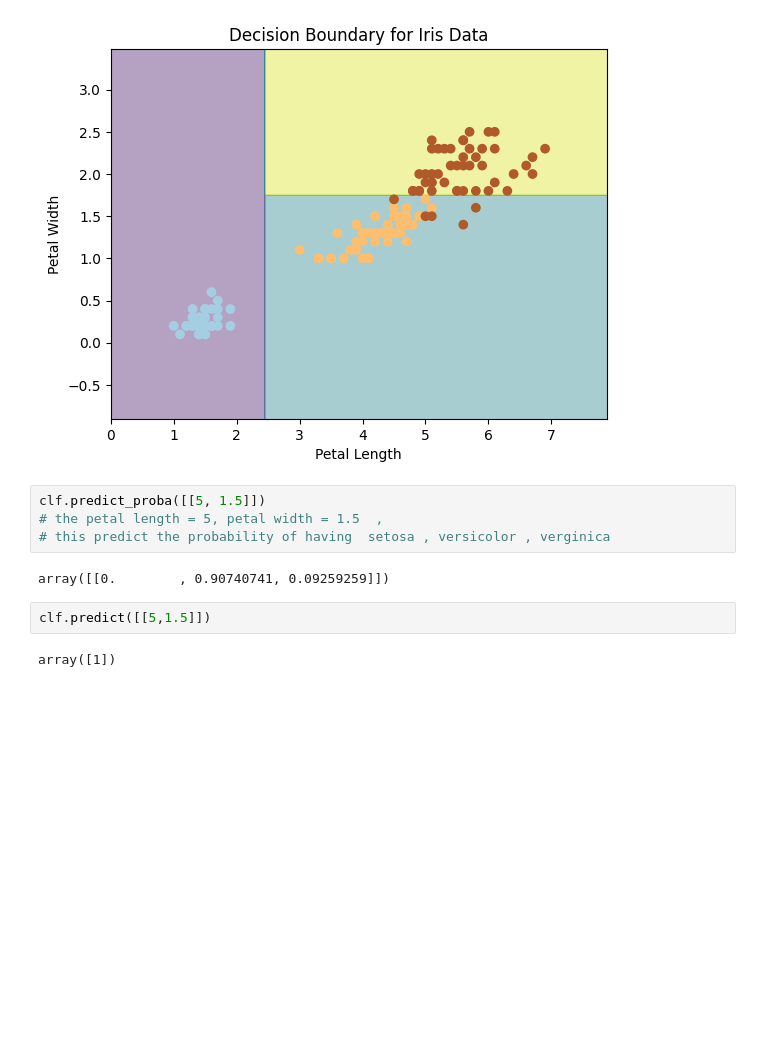
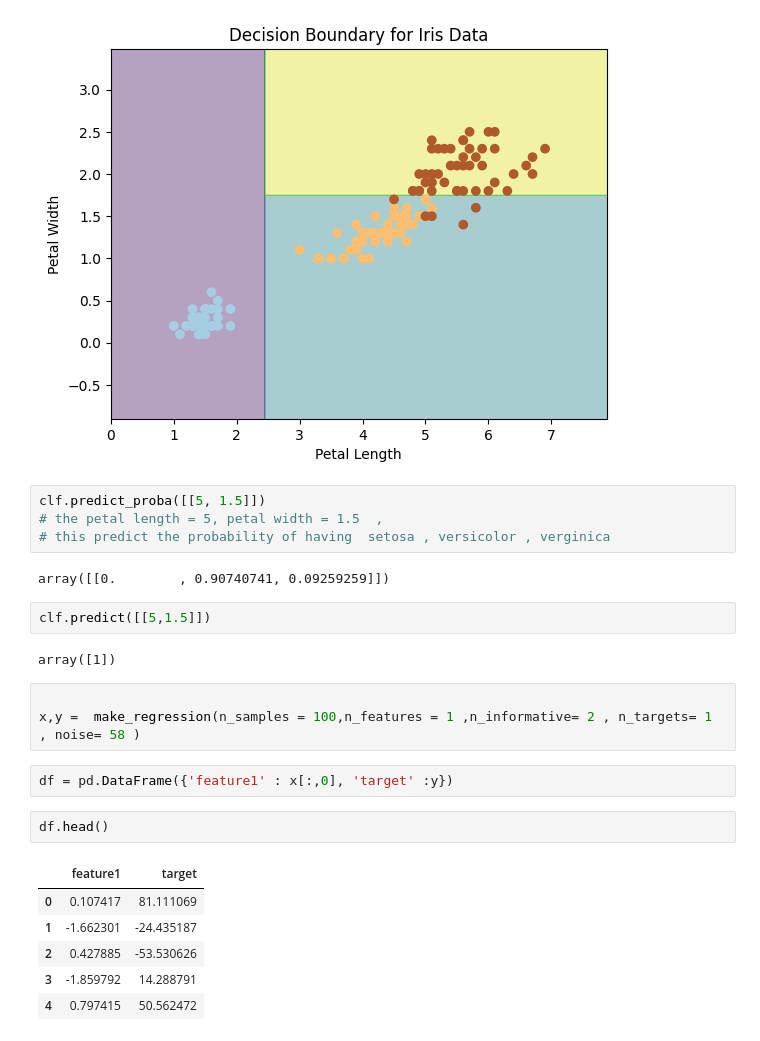
Before and after one commit to surajjorwar/Decision-Tree, a Jupyter notebook: Decision_Tree.ipynb, the cells around one changed output. Cells and saved outputs as stored; diff of their text form; blank space fills up the shorter version.

```diff
--- a/Decision_Tree.ipynb
+++ b/Decision_Tree.ipynb
@@ -94,3 +97,17 @@ array([[0.        , 0.90740741, 0.09259259]])
 clf.predict([[5,1.5]])
 # %% [output]
 array([1])
+# %%
+
+x,y =  make_regression(n_samples = 100,n_features = 1 ,n_informative= 2 , n_targets= 1 , noise= 58 )
+# %%
+df = pd.DataFrame({'feature1' : x[:,0], 'target' :y})
+# %%
+df.head()
+# %% [output]
+|  | feature1 | target |
+| 0 | 0.107417 | 81.111069 |
+| 1 | -1.662301 | -24.435187 |
+| 2 | 0.427885 | -53.530626 |
+| 3 | -1.859792 | 14.288791 |
+| 4 | 0.797415 | 50.562472 |
```
Also changed, not shown: parts of 3 cells of this notebook.
